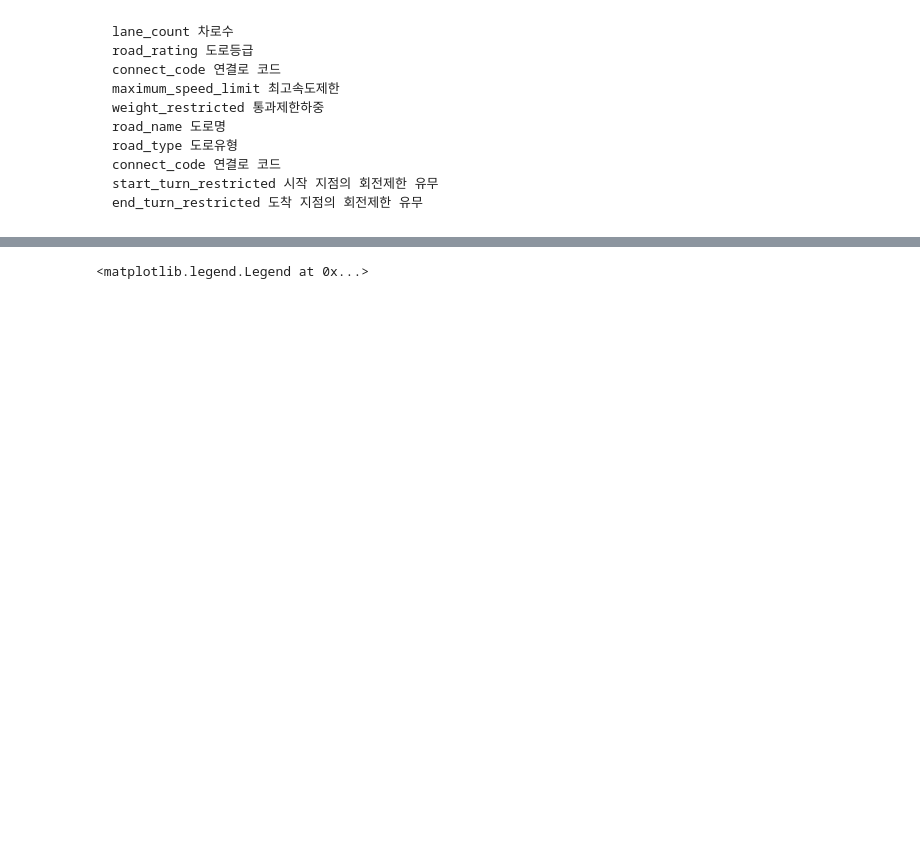
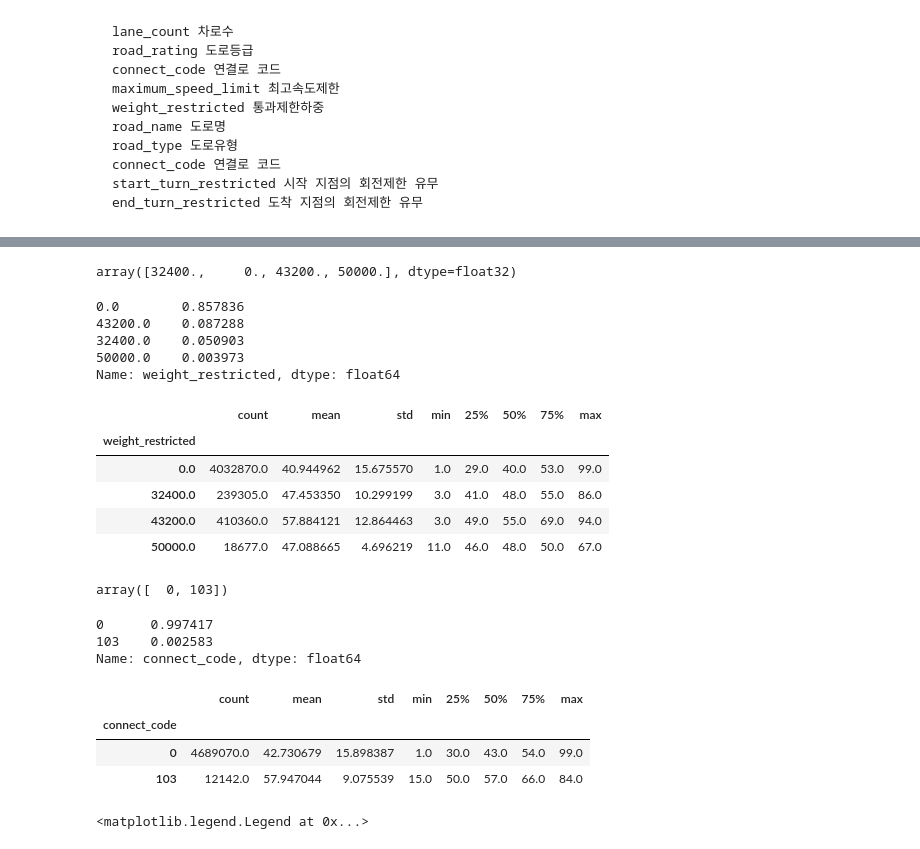
Before and after one commit to oymin2001/DataScience, a Jupyter notebook: Traffic_Jeju.ipynb, the cells around one changed output, grey strips where cells are left out. Drawn from its saved outputs; the diff is of its cells as text; code cells hidden in the pictures; blank space fills up the shorter version.

```diff
--- a/Traffic_Jeju.ipynb
+++ b/Traffic_Jeju.ipynb
@@ -303,3 +363,41 @@ ValueError: shape mismatch: objects cannot be broadcast to a single shape
+# %%
+df_train['weight_restricted'].unique()
+# %% [output]
+array([32400.,     0., 43200., 50000.], dtype=float32)
+# %%
+df_train['weight_restricted'].value_counts() / df_train['weight_restricted'].count() # 대부분 하중제한 없음
+# %% [output]
+0.0        0.857836
+43200.0    0.087288
+32400.0    0.050903
+50000.0    0.003973
+Name: weight_restricted, dtype: float64
+# %%
+df_train.groupby('weight_restricted').describe()['target'] # 하중제한이 43200인 도로가 target이 높음
+# %% [output]
+|  | count | mean | std | min | 25% | 50% | 75% | max |
+| weight_restricted |  |  |  |  |  |  |  |  |
+| 0.0 | 4032870.0 | 40.944962 | 15.675570 | 1.0 | 29.0 | 40.0 | 53.0 | 99.0 |
+| 32400.0 | 239305.0 | 47.453350 | 10.299199 | 3.0 | 41.0 | 48.0 | 55.0 | 86.0 |
+| 43200.0 | 410360.0 | 57.884121 | 12.864463 | 3.0 | 49.0 | 55.0 | 69.0 | 94.0 |
+| 50000.0 | 18677.0 | 47.088665 | 4.696219 | 11.0 | 46.0 | 48.0 | 50.0 | 67.0 |
+# %%
+df_train['connect_code'].unique()
+# %% [output]
+array([  0, 103])
+# %%
+df_train['connect_code'].value_counts() / df_train['connect_code'].count()
+# %% [output]
+0      0.997417
+103    0.002583
+Name: connect_code, dtype: float64
+# %%
+df_train.groupby('connect_code').describe()['target']
+# %% [output]
+|  | count | mean | std | min | 25% | 50% | 75% | max |
+| connect_code |  |  |  |  |  |  |  |  |
+| 0 | 4689070.0 | 42.730679 | 15.898387 | 1.0 | 30.0 | 43.0 | 54.0 | 99.0 |
+| 103 | 12142.0 | 57.947044 | 9.075539 | 15.0 | 50.0 | 57.0 | 66.0 | 84.0 |
 # %%
 ax=df_train.plot(kind="scatter",x='start_longitude',y='start_latitude',alpha=.4,s=df_train['lane_count'],label='lane_count',
                 figsize=(12,7),c='target',cmap=plt.get_cmap('jet'),colorbar=True,sharex=False)
```
Also changed, not shown: parts of 13 cells of this notebook.
